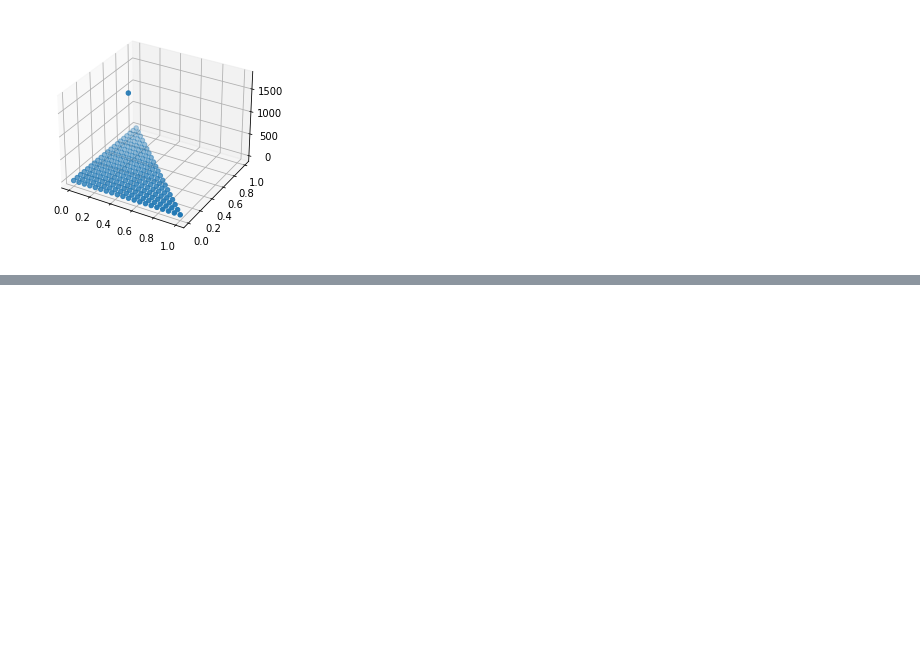
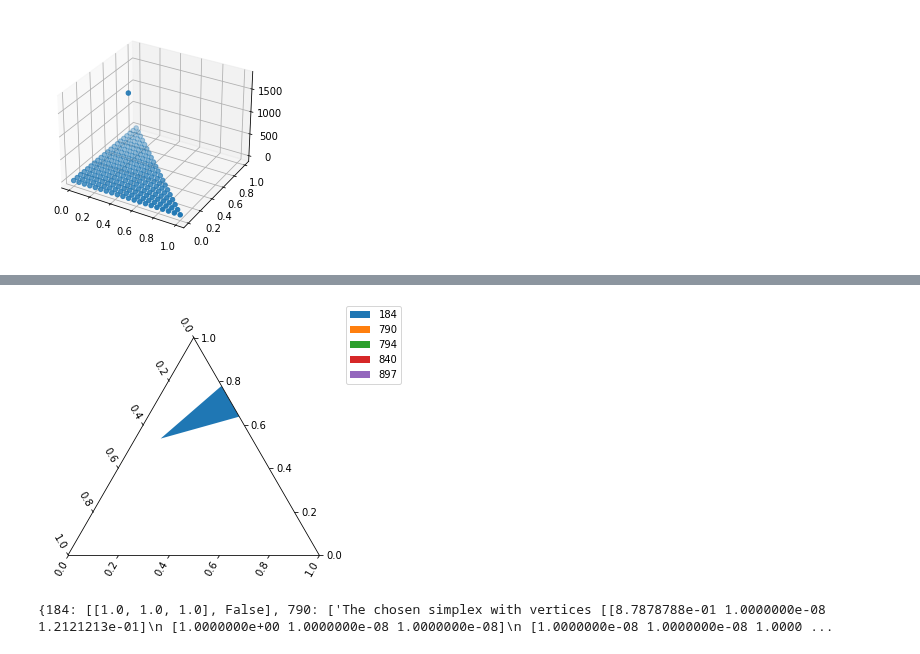
Before and after one commit to kiranvad/polyphase, a Jupyter notebook: notebooks/[ASR] Energy corrections.ipynb, the cells around one changed output, grey strips where cells are left out. Saved outputs shown, nothing was run; the diff lists cells and outputs as text; code cells hidden in the pictures; blank space fills up the shorter version.

```diff
--- a/notebooks/[ASR] Energy corrections.ipynb
+++ b/notebooks/[ASR] Energy corrections.ipynb
@@ -200,9 +186,0 @@ Computation took 1.01s
-# %%
-M = [1120.63, 14.40, 2.41, 1.0]
-chi = [0.379,0.436,1.896, 0.583,2.393,1.320]
-
-f = lambda x : polyphase.flory_huggins(x, M, chi)
-engine = polyphase.PHASE(f,100,len(M))
-for i in [1,2,3]:
-    engine.compute(correction=i,refine_simplices=False)
-    engine.plot()
@@ -208,0 +197,42 @@ for i in [1,2,3]:
+# %%
+from autograd import jacobian
+import autograd.numpy as anp
+def f(x):
+    x1,x2 = x
+    x3 = anp.abs(1-x1-x2).astype(float)
+    entropy = (x1*anp.log(x1))/M[0] + (x2*anp.log(x2))/M[1] + (x3*anp.log(x3))/M[2]
+    enthalpy = chi[0]*x1*x2 + chi[1]*x1*x3 + chi[2]*x2*x3
+
+    return entropy+enthalpy
+gradient = lambda x : jacobian(f)(np.asarray(x)[:-1])
+#gradient = polyphase.CentralDifference(f)
+
+engine = engines[2]
+results = {}
+PHASE_ID = 3
+phase_simplex_ids = np.where(np.asarray(engine.num_comps)==PHASE_ID)[0]
+fig, ax = plt.subplots(subplot_kw={'projection':'ternary'})
+for simplex_id in phase_simplex_ids:
+    # 1. performing tangent normal test
+    try:
+        angles = polyphase.TestAngles(engine,phase=PHASE_ID,simplex_id=simplex_id)
+        angles_out = angles.get_angles(gradient)
+        TestAngles_dotprods = [t[-1] for _,t in angles_out['thetas'].items()]
+    except Exception as err :
+        TestAngles_dotprods = str(err)
+
+    # 2. Perform phase splitting test
+    try:
+        phasesplits = polyphase.TestPhaseSplits(engine,phase=PHASE_ID,simplex_id=simplex_id, threshold=0.05)
+        TestPhaseSplits_centroid = phasesplits.check_centroid()
+    except Exception as err :
+        TestPhaseSplits_centroid = str(err)
+    v = engine.grid[:,engine.simplices[simplex_id]]
+    ax.fill(v[2,:], v[0,:], v[1,:], label=str(simplex_id))
+    results[simplex_id] = [TestAngles_dotprods,TestPhaseSplits_centroid]
+fig.legend()
+plt.show()
+print(results)
+# %% [output]
+[figure, added]
+{184: [[1.0, 1.0, 1.0], False], 790: ['The chosen simplex with vertices [[8.7878788e-01 1.0000000e-08 1.2121213e-01]\n [1.0000000e+00 1.0000000e-08 1.0000000e-08]\n [1.0000000e-08 1.0000000e-08 1.0000 ...
```
Also changed, not shown: parts of 8 cells of this notebook, 6 other files.
